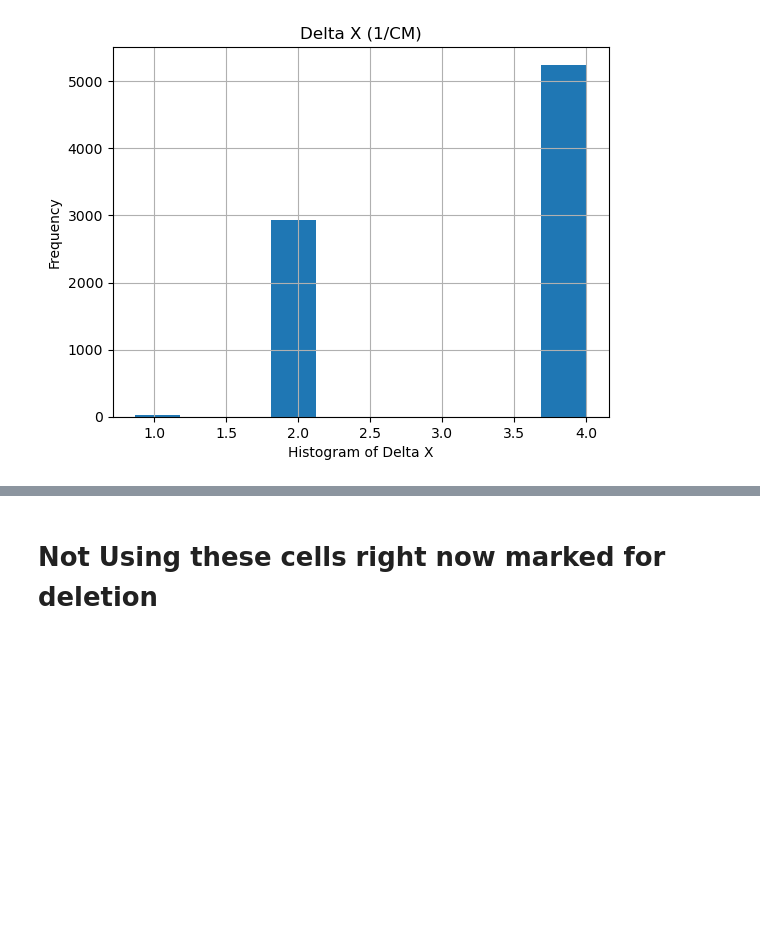
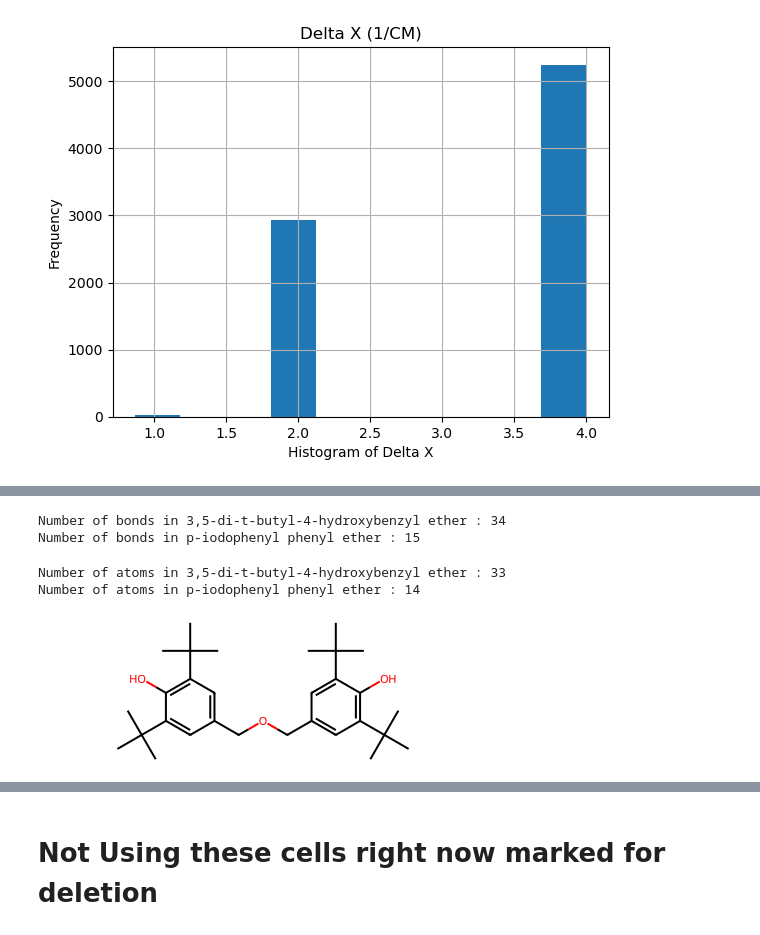
Before and after one commit to kevinpatrickkent/NIST-IR-MachineLearning, a Jupyter notebook: NISTWebbookML.ipynb, the cells around one changed output, grey strips where cells are left out. Drawn from its saved outputs; the diff is of its cells as text; code cells hidden in the pictures; blank space fills up the shorter version.

```diff
--- a/NISTWebbookML.ipynb
+++ b/NISTWebbookML.ipynb
@@ -224,6 +285,10 @@ pickle.dump( spec_dict, open( "spec_dict.p", "wb" ) )
 # Need to add in a load function right here so that I can skip the part above.
 # Alright there we go picking up from here.  Will need to come back and make this less clunky.
 # Maybe I'll just have a whole section of 'run this once' type of code
+
+df = pd.read_csv('df.csv')
+df.loc[:,'cas'] = df.loc[:,'cas'].astype(str) #Had to set this line because pandas made cas an int64
+df.set_index('cas', inplace = True)
 
 meta_df = pd.read_csv('meta_df.csv')
 meta_df.loc[:,'cas'] = meta_df.loc[:,'cas'].astype(str) #Had to set this line because pandas made cas an int64
@@ -1177,0 +1171,18 @@ Text(0, 0.5, 'Cumulative Percent Variation Explained')
+# %%
+# Finally we are ready to get the gas FTIR dataframe!!!
+
+gasmat = np.zeros((len(df.loc[gas,:].index), len(gold_x)))
+#gasmat[0,:] = gold_x
+i = 0
+
+# Make array of all gas indices
+for cas in df.loc[gas,:].index:
+    ind = spec_dict['cas'].index(cas)
+    if len(spec_dict['y'][ind]) != 1790:
+        print('y') # error check to see all arrays same length
+    if not(np.array_equal(gold_x, spec_dict['x'][ind])):
+        print('x') #error check to see if all x = gold_x
+    gasmat[i,:] = spec_dict['y'][ind]
+    i += 1
+
+df_gas = df.loc[gas,:].join(pd.DataFrame(gasmat, index = df.loc[gas,:].index, columns = gold_x))
@@ -1177,0 +1208,8 @@ Text(0, 0.5, 'Cumulative Percent Variation Explained')
+# %%
+# First see explanations below, but the following molecules will be dropped
+
+# The following two molecules break the valence rule for boron and nitrogen so dropping those from the analysis
+
+problems = ((df_gas.index == '19287457') | (df_gas.index == '4368518'))
+
+df_gas = df_gas.loc[~problems,:]
@@ -1177,0 +1244,30 @@ Text(0, 0.5, 'Cumulative Percent Variation Explained')
+# %%
+# Here I'm making two mol objects from InCHi names for molecules that will have many matching functional groups
+# I want to use them to understand the mol object in RDKit
+
+cas1 = '6922607'
+cas2 = '28896493'
+mol = Chem.inchi.MolFromInchi(df_gas.loc[cas1,'inchi'], sanitize=True, removeHs=False, logLevel=None, treatWarningAsError=False)
+mol2 = Chem.inchi.MolFromInchi(df_gas.loc[cas2,'inchi'], sanitize=True, removeHs=False, logLevel=None, treatWarningAsError=False)
+# %%
+# You can get the number of atoms from the mol object
+
+print('Number of bonds in',df.name[cas1],':',mol.GetNumBonds())
+print('Number of bonds in',df.name[cas2],':',mol2.GetNumBonds())
+# %% [output]
+Number of bonds in 3,5-di-t-butyl-4-hydroxybenzyl ether : 34
+Number of bonds in p-iodophenyl phenyl ether : 15
+# %%
+# You can get the number of atoms from the mol object
+
+print('Number of atoms in',df.name[cas1],':',mol.GetNumAtoms())
+print('Number of atoms in',df.name[cas2],':',mol2.GetNumAtoms())
+# %% [output]
+Number of atoms in 3,5-di-t-butyl-4-hydroxybenzyl ether : 33
+Number of atoms in p-iodophenyl phenyl ether : 14
+# %%
+# Here's the structure of molecule 1
+
+mol
+# %% [output]
+[figure, added]
```
Also changed, not shown: parts of 93 cells of this notebook.
